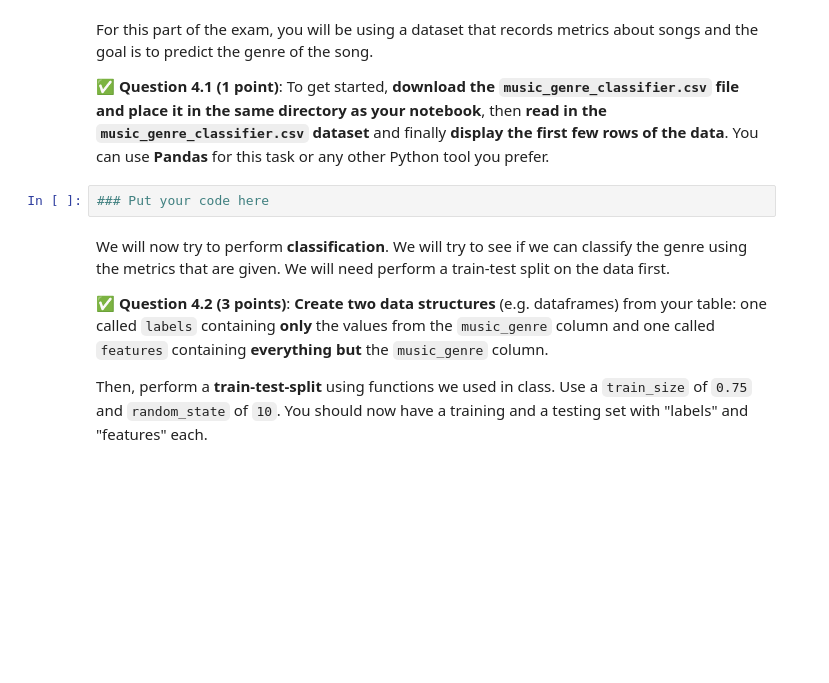
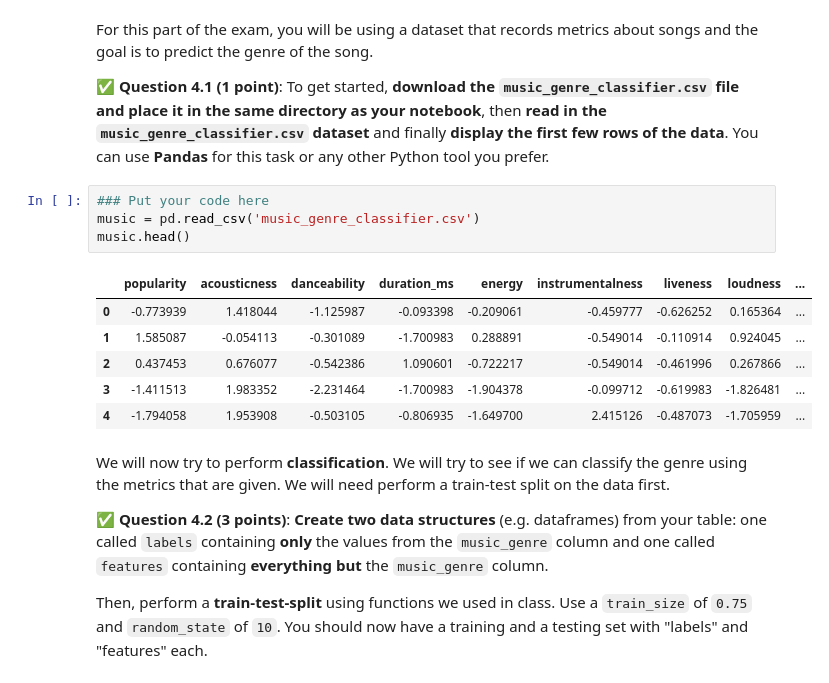
Before and after one commit to milneskylar/CMSE202-f23-turnin, a Jupyter notebook: final/CMSE202-Final-Section004-S24-STUDENT.ipynb, the cells around one changed output. Saved outputs shown, nothing was run; the diff lists cells and outputs as text; blank space fills up the shorter version.

```diff
--- a/final/CMSE202-Final-Section004-S24-STUDENT.ipynb
+++ b/final/CMSE202-Final-Section004-S24-STUDENT.ipynb
@@ -238,6 +238,15 @@ For this part of the exam, you will be using a dataset that records metrics abou
 &#9989; **Question 4.1 (1 point)**: To get started, **download the `music_genre_classifier.csv` file and place it in the same directory as your notebook**, then **read in the `music_genre_classifier.csv` dataset** and finally **display the first few rows of the data**. You can use **Pandas** for this task or any other Python tool you prefer.
 # %%
 ### Put your code here
+music = pd.read_csv('music_genre_classifier.csv')
+music.head()
+# %% [output]
+|  | popularity | acousticness | danceability | duration_ms | energy | instrumentalness | liveness | loudness | ... |
+| 0 | -0.773939 | 1.418044 | -1.125987 | -0.093398 | -0.209061 | -0.459777 | -0.626252 | 0.165364 | ... |
+| 1 | 1.585087 | -0.054113 | -0.301089 | -1.700983 | 0.288891 | -0.549014 | -0.110914 | 0.924045 | ... |
+| 2 | 0.437453 | 0.676077 | -0.542386 | 1.090601 | -0.722217 | -0.549014 | -0.461996 | 0.267866 | ... |
+| 3 | -1.411513 | 1.983352 | -2.231464 | -1.700983 | -1.904378 | -0.099712 | -0.619983 | -1.826481 | ... |
+| 4 | -1.794058 | 1.953908 | -0.503105 | -0.806935 | -1.649700 | 2.415126 | -0.487073 | -1.705959 | ... |
 # %% [markdown]
 We will now try to perform **classification**. We will try to see if we can classify the genre using the metrics that are given. We will need perform a train-test split on the data first.
 
```
Also changed, not shown: parts of 11 cells of this notebook.
